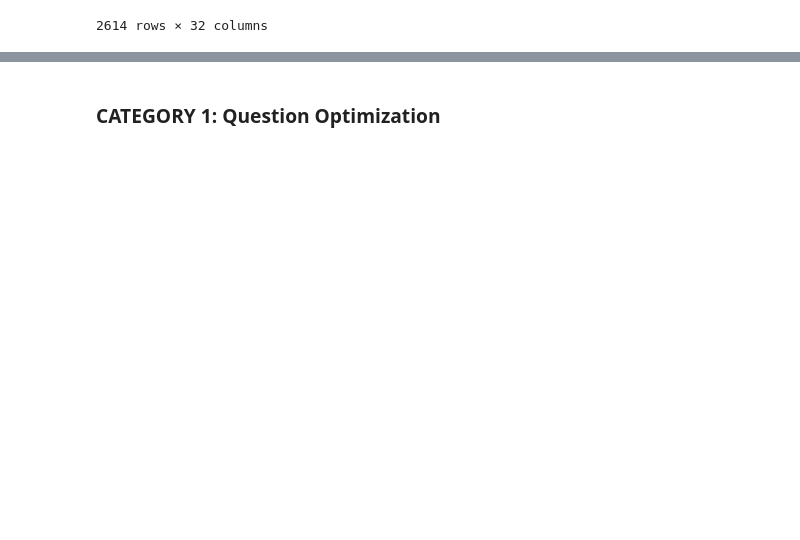
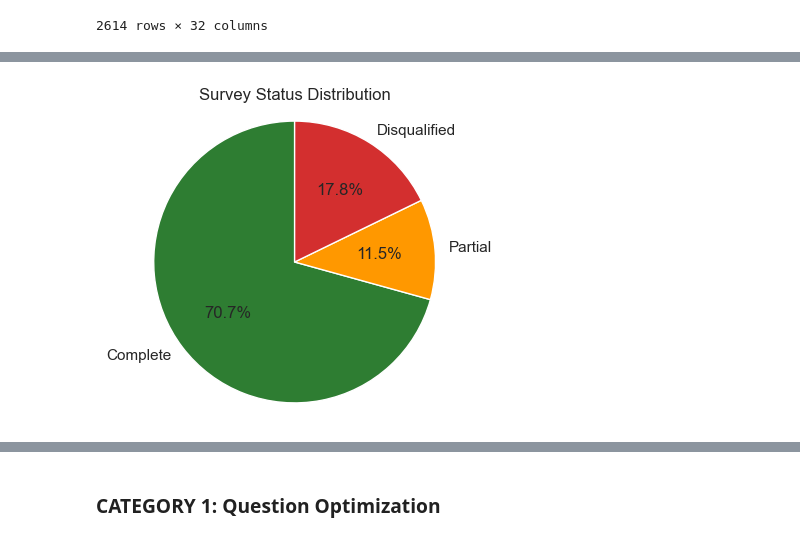
Before and after one commit to DhiraPT/datathon-2026, a Jupyter notebook: final_datathon_2026.ipynb, the cells around one changed output, grey strips where cells are left out. Cells and saved outputs as stored; diff of their text form; code cells hidden in the pictures; blank space fills up the shorter version.

```diff
--- a/final_datathon_2026.ipynb
+++ b/final_datathon_2026.ipynb
@@ -80,0 +116,22 @@ df
+# %%
+status_colors = {
+    'Complete': '#2E7D32',
+    'Partial': '#FF9800',
+    'Disqualified': '#D32F2F'
+}
+
+status_counts = df['status'].value_counts().reindex(status_colors.keys())
+
+plt.figure(figsize=(4, 4))
+plt.pie(
+    status_counts,
+    labels=status_counts.index,
+    autopct='%1.1f%%',
+    startangle=90,
+    colors=[status_colors[s] for s in status_counts.index]
+)
+plt.title('Survey Status Distribution')
+plt.axis('equal')
+plt.show()
+# %% [output]
+[figure, added]
```
Also changed, not shown: parts of 16 cells of this notebook, 9 other files.
